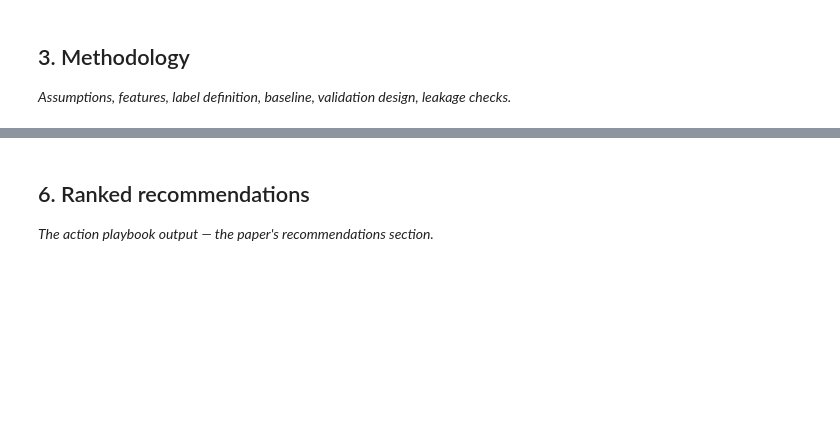
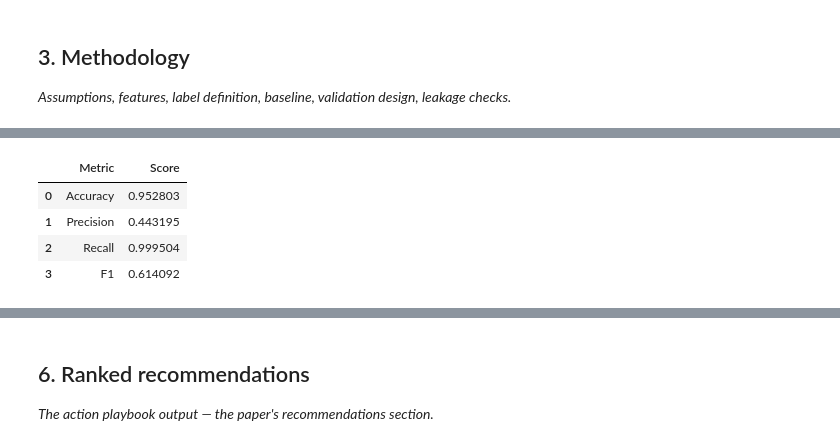
Before and after one commit to pathakadithi/flyrank-ml-internship, a Jupyter notebook: work/notebooks/capstone.ipynb, the cells around one changed output, grey strips where cells are left out. Cells and saved outputs as stored; diff of their text form; code cells hidden in the pictures; blank space fills up the shorter version.

```diff
--- a/work/notebooks/capstone.ipynb
+++ b/work/notebooks/capstone.ipynb
@@ -423,0 +212,15 @@ KeyboardInterrupt:
+# %%
+import pandas as pd
+
+random_split_results = pd.DataFrame({
+    "Metric": ["Accuracy", "Precision", "Recall", "F1"],
+    "Score": [0.952803, 0.443195, 0.999504, 0.614092]
+})
+
+display(random_split_results)
+# %% [output]
+|  | Metric | Score |
+| 0 | Accuracy | 0.952803 |
+| 1 | Precision | 0.443195 |
+| 2 | Recall | 0.999504 |
+| 3 | F1 | 0.614092 |
```
Also changed, not shown: parts of 41 cells of this notebook.
